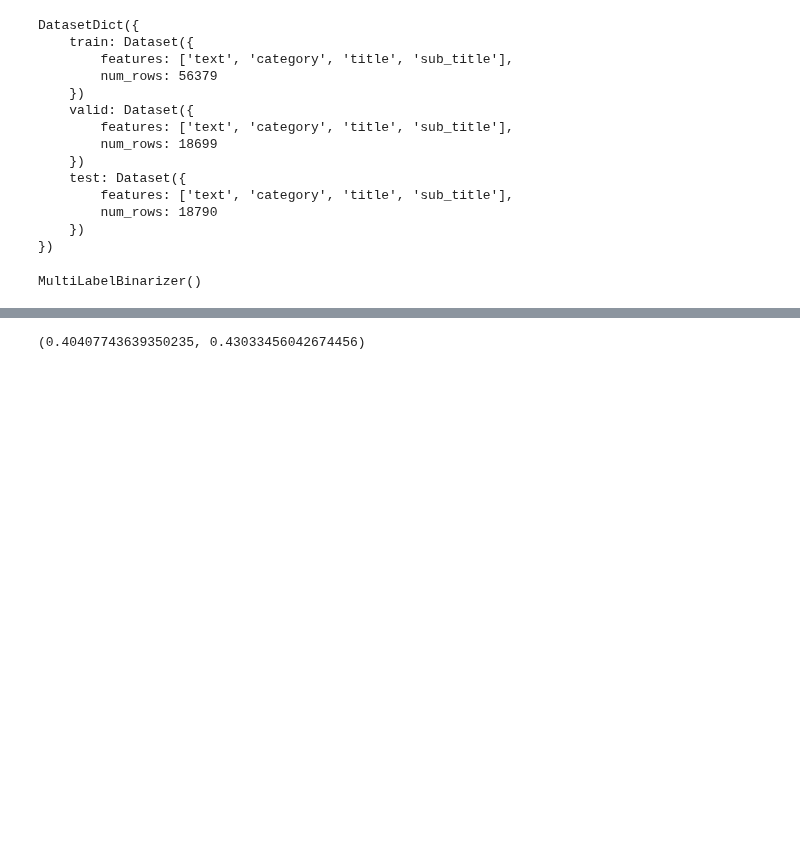
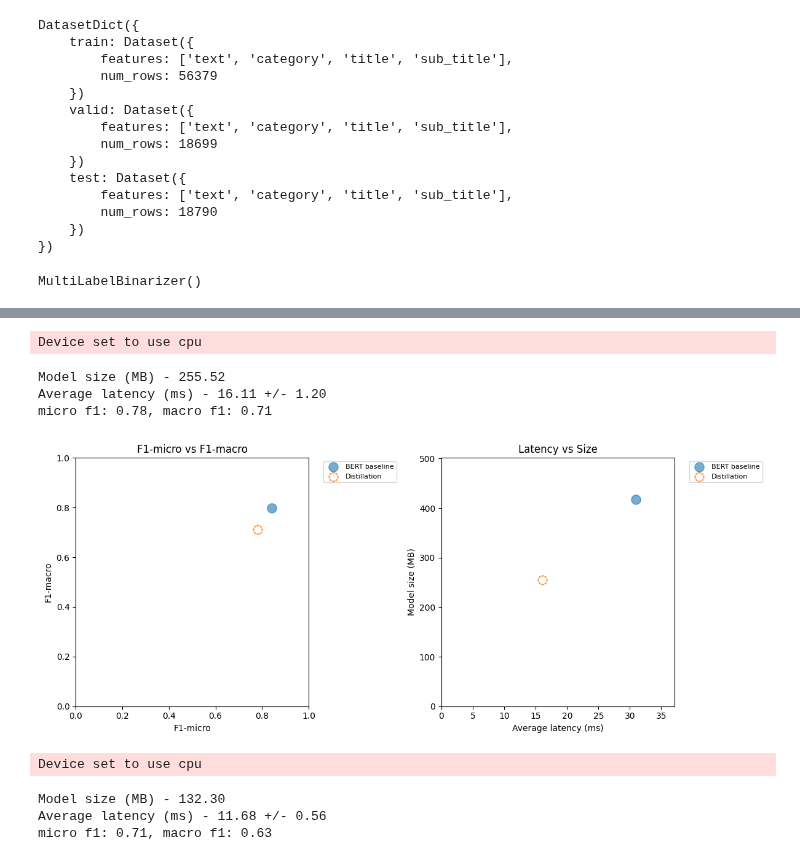
Before and after one commit to n-zalok/Math-Classifier, a Jupyter notebook: model_performance.ipynb, the cells around one changed output, grey strips where cells are left out. Drawn from its saved outputs; the diff is of its cells as text; code cells hidden in the pictures; blank space fills up the shorter version.

Commit message:
model performance measure

```diff
--- a/model_performance.ipynb
+++ b/model_performance.ipynb
@@ -45,3 +45,22 @@ def prepare(row):
 
 ds = ds.map(prepare)
 ds = ds.remove_columns(['text', 'category', 'title', 'sub_title'])
+# %%
+import numpy as np
+from sklearn.metrics import classification_report
+from sklearn.naive_bayes import MultinomialNB
+from skmultilearn.problem_transform import BinaryRelevance
+from sklearn.feature_extraction.text import CountVectorizer
+
+y_train = np.array(ds["train"]["label_ids"])
+y_test = np.array(ds["test"]["label_ids"])
+# Use a simple count vectorizer to encode our texts as token counts
+count_vect = CountVectorizer(max_features=25000)
+X_train_counts = count_vect.fit_transform(ds["train"]["input"])
+X_test_counts = count_vect.transform(ds["test"]["input"])
+# Create and train our model!
+classifier = BinaryRelevance(classifier=MultinomialNB())
+classifier.fit(X_train_counts, y_train)
+# Generate predictions and evaluate
+y_pred_test = classifier.predict(X_test_counts)
+clf_report = classification_report(y_test, y_pred_test, target_names=mlb.classes_, zero_division=0, output_dict=True)
@@ -48,7 +71,6 @@ ds = ds.remove_columns(['text', 'category', 'title', 'sub_title'])
 # %%
 from transformers import AutoConfig, AutoTokenizer, AutoModelForSequenceClassification, TextClassificationPipeline
 
-device = torch.device("cuda" if torch.cuda.is_available() else "cpu")
 model_ckpt = "./BERT_multilabel/checkpoint-10572"
 
 config = AutoConfig.from_pretrained(model_ckpt)
@@ -56,5 +78,5 @@ config.id2label = {i: label for i, label in enumerate(all_labels)}
 config.label2id = {label: i for i, label in enumerate(all_labels)}
 
 tokenizer = AutoTokenizer.from_pretrained(model_ckpt)
-model = AutoModelForSequenceClassification.from_pretrained(model_ckpt, config=config).to(device)
-#pipe = TextClassificationPipeline(model=model, tokenizer=tokenizer, return_all_scores=True, device=-1)
+model = AutoModelForSequenceClassification.from_pretrained(model_ckpt, config=config)
+pipe = TextClassificationPipeline(model=model, tokenizer=tokenizer, return_all_scores=True, device=-1)
@@ -238,4 +158,18 @@ clf_report = classification_report(y_test, y_pred_test, target_names=mlb.classes
-# %%
-clf_report["macro avg"]["f1-score"], clf_report["micro avg"]["f1-score"]
-# %% [output]
-(0.40407743639350235, 0.43033456042674456)
+# %%
+model_ckpt = "./DistilBERT_multilabel/checkpoint-10572"
+
+config = AutoConfig.from_pretrained(model_ckpt)
+
+tokenizer = AutoTokenizer.from_pretrained(model_ckpt)
+model = AutoModelForSequenceClassification.from_pretrained(model_ckpt, config=config)
+pipe = TextClassificationPipeline(model=model, tokenizer=tokenizer, return_all_scores=True, device=-1)
+# %% [output]
+Device set to use cpu
+# %%
+optim_type = "Distillation"
+pb = PerformanceBenchmark(pipe, ds["test"], optim_type=optim_type)
+perf_metrics.update(pb.run_benchmark())
+# %% [output]
+Model size (MB) - 255.52
+Average latency (ms) - 16.11 +/- 1.20
+micro f1: 0.78, macro f1: 0.71
@@ -241,0 +221,20 @@ clf_report["macro avg"]["f1-score"], clf_report["micro avg"]["f1-score"]
+# %%
+plot_metrics(perf_metrics, optim_type)
+# %% [output]
+[figure, added]
+# %%
+from torch.quantization import quantize_dynamic
+from torch import nn
+
+model_quantized = quantize_dynamic(model, {nn.Linear}, dtype=torch.qint8)
+pipe = TextClassificationPipeline(model=model_quantized, tokenizer=tokenizer, return_all_scores=True, device=-1)
+# %% [output]
+Device set to use cpu
+# %%
+optim_type = "Distillation + Quantization"
+pb = PerformanceBenchmark(pipe, ds["test"], optim_type=optim_type)
+perf_metrics.update(pb.run_benchmark())
+# %% [output]
+Model size (MB) - 132.30
+Average latency (ms) - 11.68 +/- 0.56
+micro f1: 0.71, macro f1: 0.63
```
Also changed, not shown: parts of 16 cells of this notebook.
